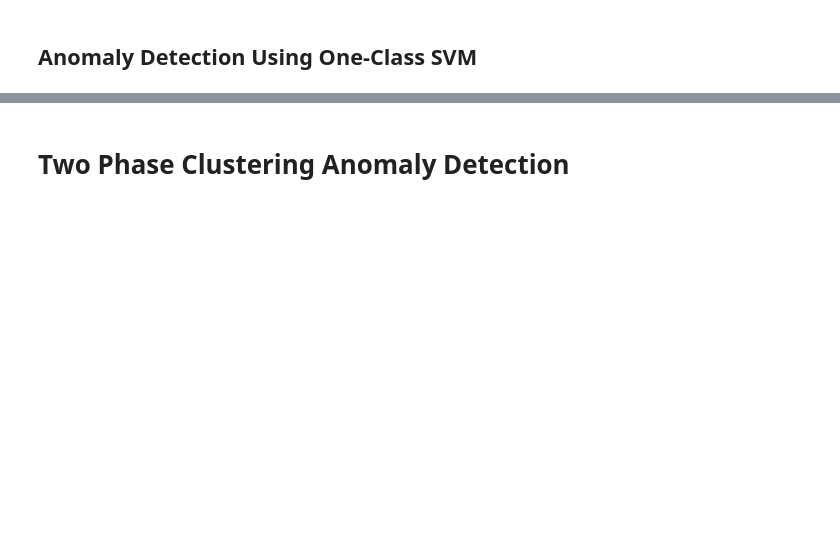
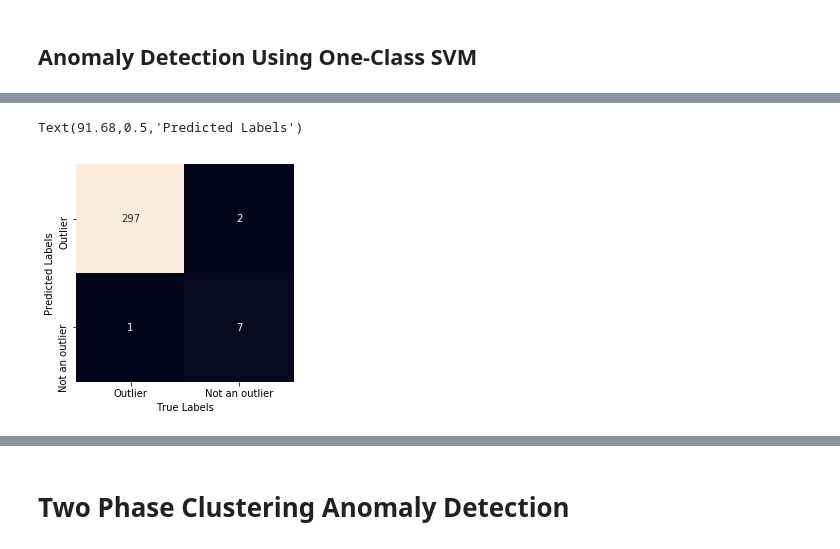
Before and after one commit to mihirkawatra/outlier-detection, a Jupyter notebook: Anomaly Detection.ipynb, the cells around one changed output, grey strips where cells are left out. Saved outputs shown, nothing was run; the diff lists cells and outputs as text; code cells hidden in the pictures; blank space fills up the shorter version.

```diff
--- a/Anomaly Detection.ipynb
+++ b/Anomaly Detection.ipynb
@@ -133,0 +146,8 @@ plt.show()
+# %%
+mat = confusion_matrix(np.array(gt_data),ocs)
+sns.heatmap(mat.T,square=True,annot=True,fmt='d',cbar=False,xticklabels=["Outlier","Not an outlier"],yticklabels=["Outlier","Not an outlier"])
+plt.xlabel('True Labels')
+plt.ylabel('Predicted Labels')
+# %% [output]
+Text(91.68,0.5,'Predicted Labels')
+[figure, added]
```
Also changed, not shown: parts of 20 cells of this notebook, 1 other file.
